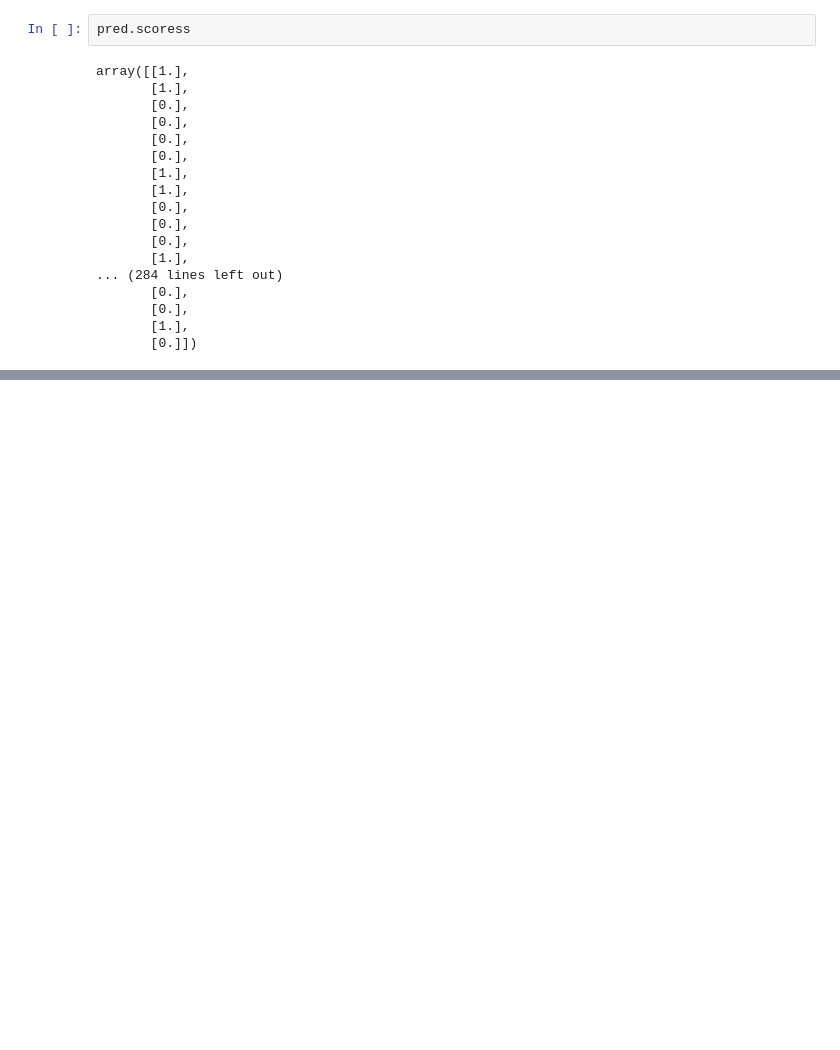
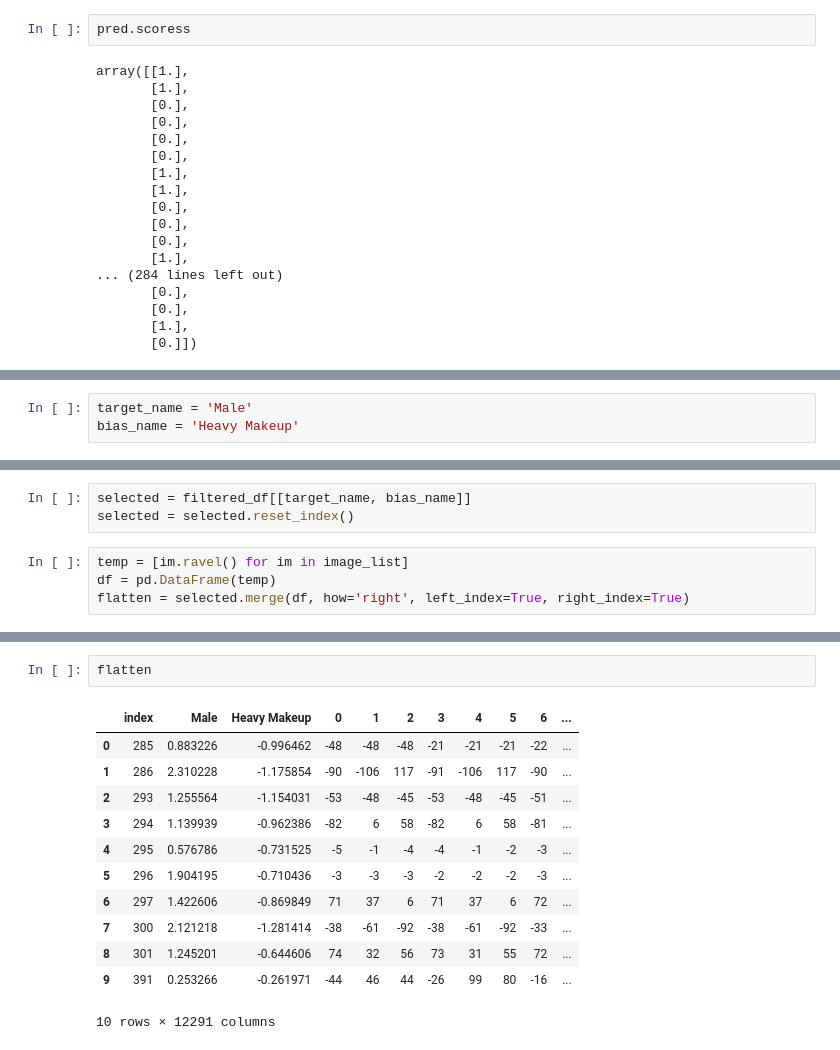
Before and after one commit to eeunz/MAF-DEMO, a Jupyter notebook: sota loader test.ipynb, the cells around one changed output, grey strips where cells are left out. Saved outputs shown, nothing was run; the diff lists cells and outputs as text; blank space fills up the shorter version.

```diff
--- a/sota loader test.ipynb
+++ b/sota loader test.ipynb
@@ -120,0 +299,3 @@ array([[1.],
+# %%
+target_name = 'Male'
+bias_name = 'Heavy Makeup'
@@ -120,0 +324,7 @@ array([[1.],
+# %%
+selected = filtered_df[[target_name, bias_name]]
+selected = selected.reset_index()
+# %%
+temp = [im.ravel() for im in image_list]
+df = pd.DataFrame(temp)
+flatten = selected.merge(df, how='right', left_index=True, right_index=True)
@@ -120,0 +354,15 @@ array([[1.],
+# %%
+flatten
+# %% [output]
+|  | index | Male | Heavy Makeup | 0 | 1 | 2 | 3 | 4 | 5 | 6 | ... |
+| 0 | 285 | 0.883226 | -0.996462 | -48 | -48 | -48 | -21 | -21 | -21 | -22 | ... |
+| 1 | 286 | 2.310228 | -1.175854 | -90 | -106 | 117 | -91 | -106 | 117 | -90 | ... |
+| 2 | 293 | 1.255564 | -1.154031 | -53 | -48 | -45 | -53 | -48 | -45 | -51 | ... |
+| 3 | 294 | 1.139939 | -0.962386 | -82 | 6 | 58 | -82 | 6 | 58 | -81 | ... |
+| 4 | 295 | 0.576786 | -0.731525 | -5 | -1 | -4 | -4 | -1 | -2 | -3 | ... |
+| 5 | 296 | 1.904195 | -0.710436 | -3 | -3 | -3 | -2 | -2 | -2 | -3 | ... |
+| 6 | 297 | 1.422606 | -0.869849 | 71 | 37 | 6 | 71 | 37 | 6 | 72 | ... |
+| 7 | 300 | 2.121218 | -1.281414 | -38 | -61 | -92 | -38 | -61 | -92 | -33 | ... |
+| 8 | 301 | 1.245201 | -0.644606 | 74 | 32 | 56 | 73 | 31 | 55 | 72 | ... |
+| 9 | 391 | 0.253266 | -0.261971 | -44 | 46 | 44 | -26 | 99 | 80 | -16 | ... |
+10 rows × 12291 columns
```
Also changed, not shown: parts of 22 cells of this notebook.
